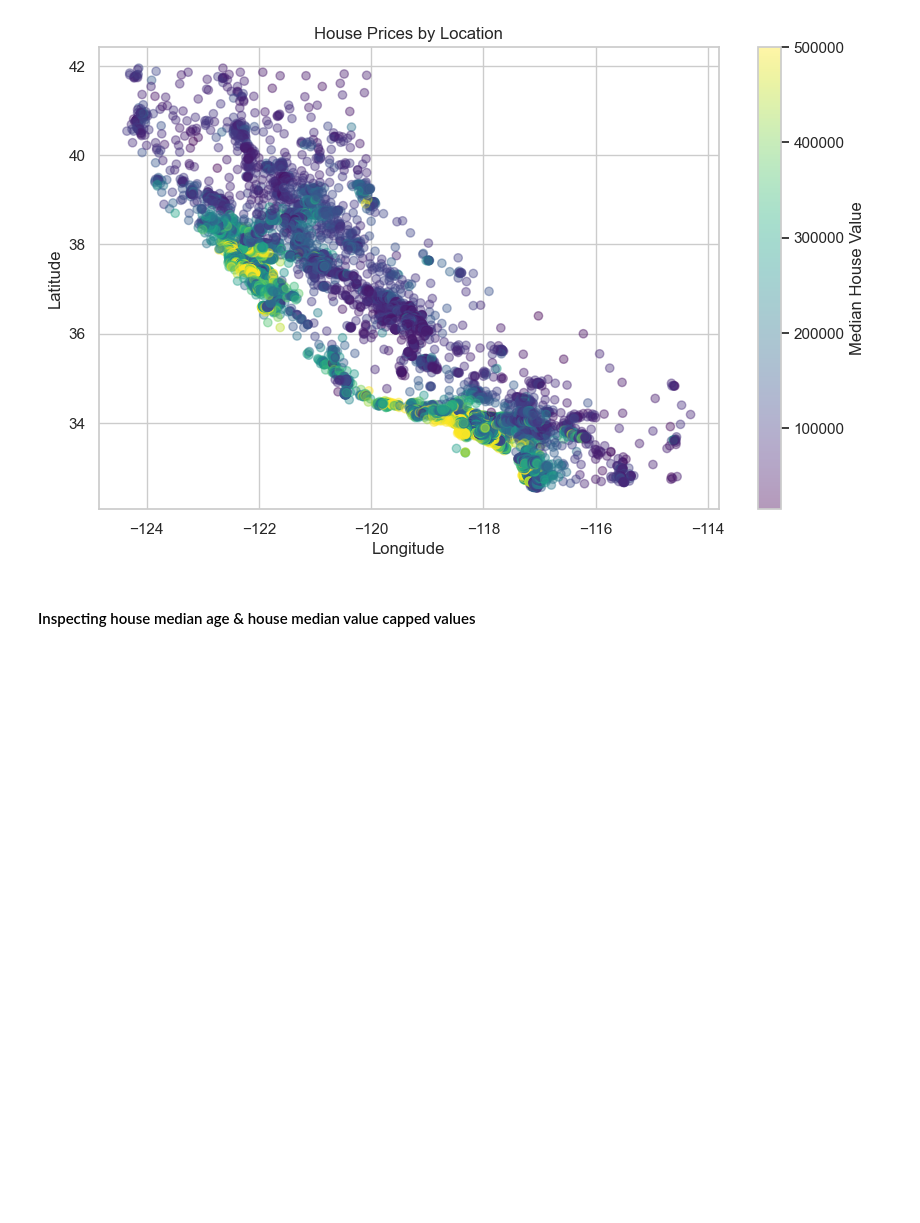
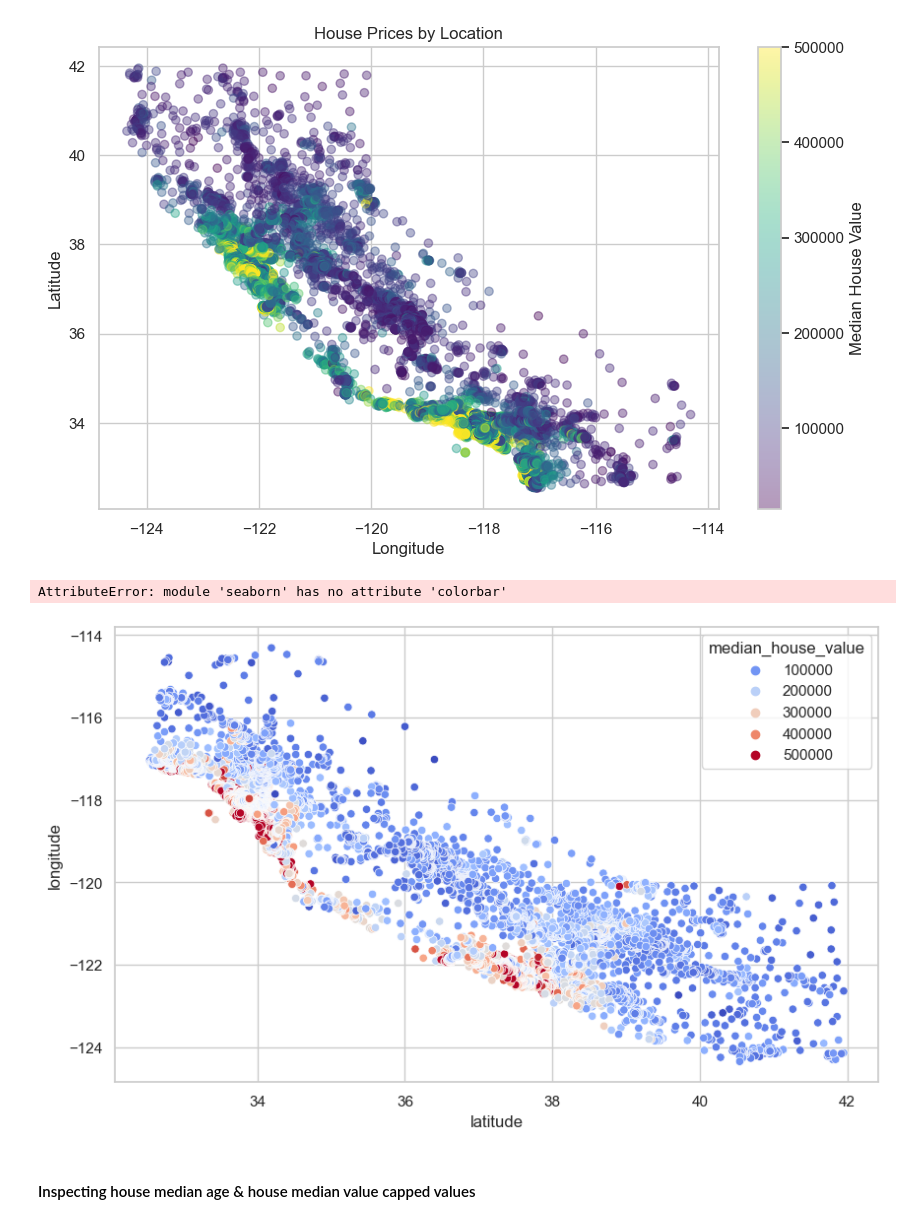
Before and after one commit to desmonddibba/house_prices, a Jupyter notebook: House_Prices.ipynb, the cells around one changed output. Cells and saved outputs as stored; diff of their text form; code cells hidden in the pictures; blank space fills up the shorter version.

```diff
--- a/House_Prices.ipynb
+++ b/House_Prices.ipynb
@@ -252,6 +267,13 @@ plt.show()
 # Map of California
 # %% [output]
 [figure]
+# %%
+plt.figure(figsize=(10, 6))
+sns.scatterplot(x="latitude", y="longitude", data=housing, hue="median_house_value", palette="coolwarm")
+sns.colorbar(label='Median House Value')
+# %% [output]
+AttributeError: module 'seaborn' has no attribute 'colorbar'
+[figure, added]
 # %% [markdown]
 #### Inspecting house median age & house median value capped values
 # %%
```
Also changed, not shown: parts of 3 cells of this notebook.
